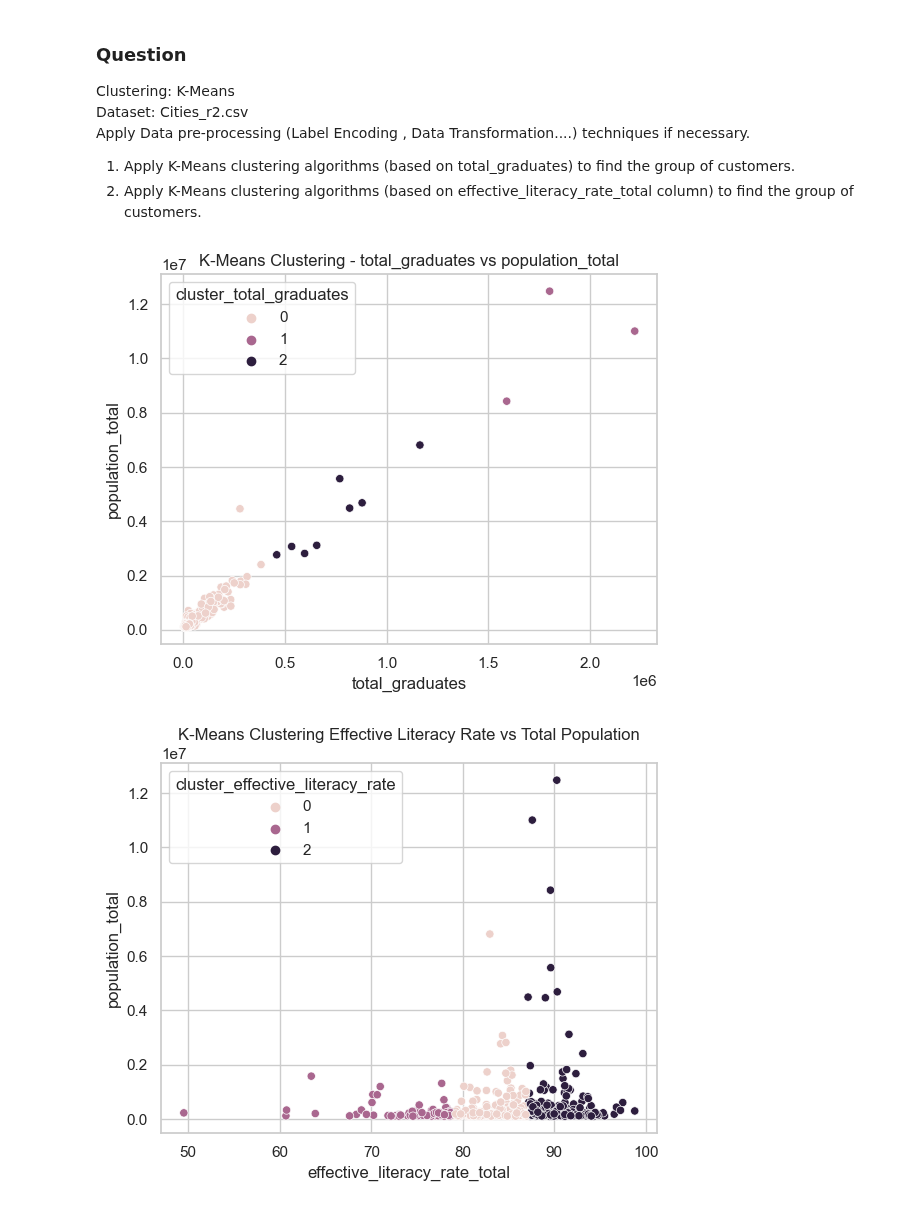
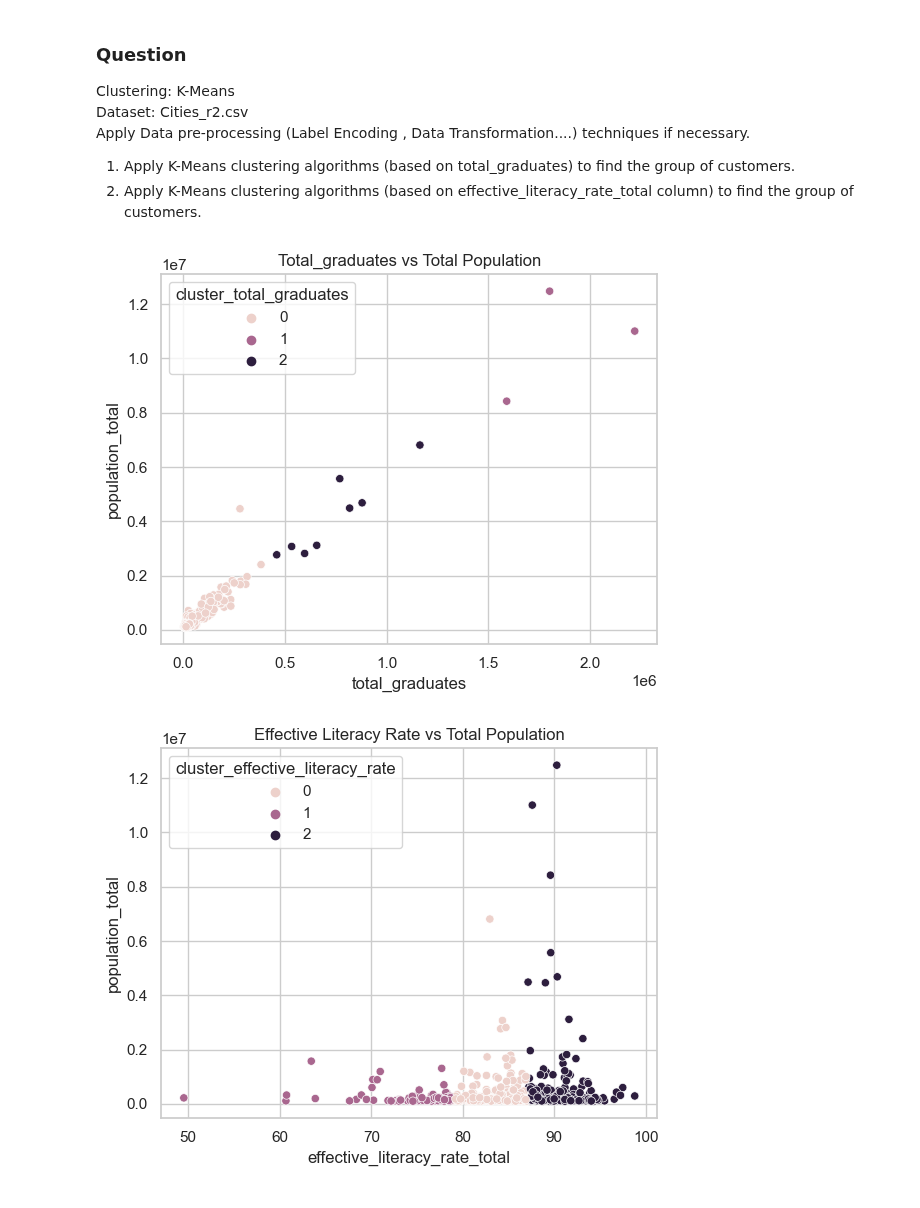
Before and after one commit to shauryasxn/ML-Practice, a Jupyter notebook: K-Means/Cities/Cities.ipynb, the cells around one changed output. Drawn from its saved outputs; the diff is of its cells as text; code cells hidden in the pictures.

```diff
--- a/K-Means/Cities/Cities.ipynb
+++ b/K-Means/Cities/Cities.ipynb
@@ -31,10 +31,10 @@ df['cluster_total_graduates'] = kmeans1.fit_predict(X1_scaled)
 # %%
 # Scatter plot using Seaborn
 sns.scatterplot(x='total_graduates', y='population_total', hue='cluster_total_graduates', data=df)
-plt.title('K-Means Clustering - total_graduates vs population_total')
+plt.title('Total_graduates vs Total Population')
 plt.show()
 # %% [output]
-[figure, old version]
+[figure, new version]
 # %%
 # Select features for the second clustering (effective_literacy_rate_total)
 X2 = df[['effective_literacy_rate_total']]
@@ -48,7 +48,7 @@ df['cluster_effective_literacy_rate'] = kmeans2.fit_predict(X2_scaled)
 # %%
 # Scatter plot using Seaborn
 sns.scatterplot(x='effective_literacy_rate_total', y='population_total', hue='cluster_effective_literacy_rate', data=df)
-plt.title('K-Means Clustering Effective Literacy Rate vs Total Population')
+plt.title('Effective Literacy Rate vs Total Population')
 plt.show()
 # %% [output]
-[figure, old version]
+[figure, new version]
```
